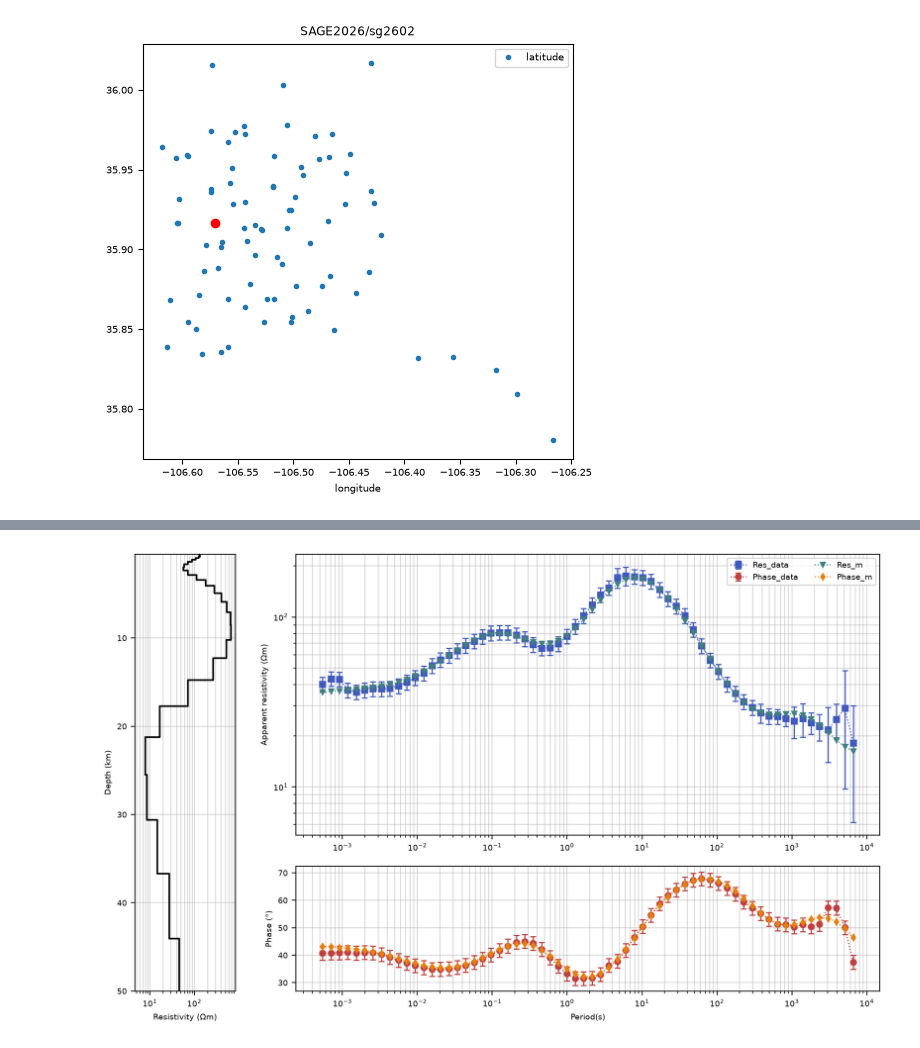
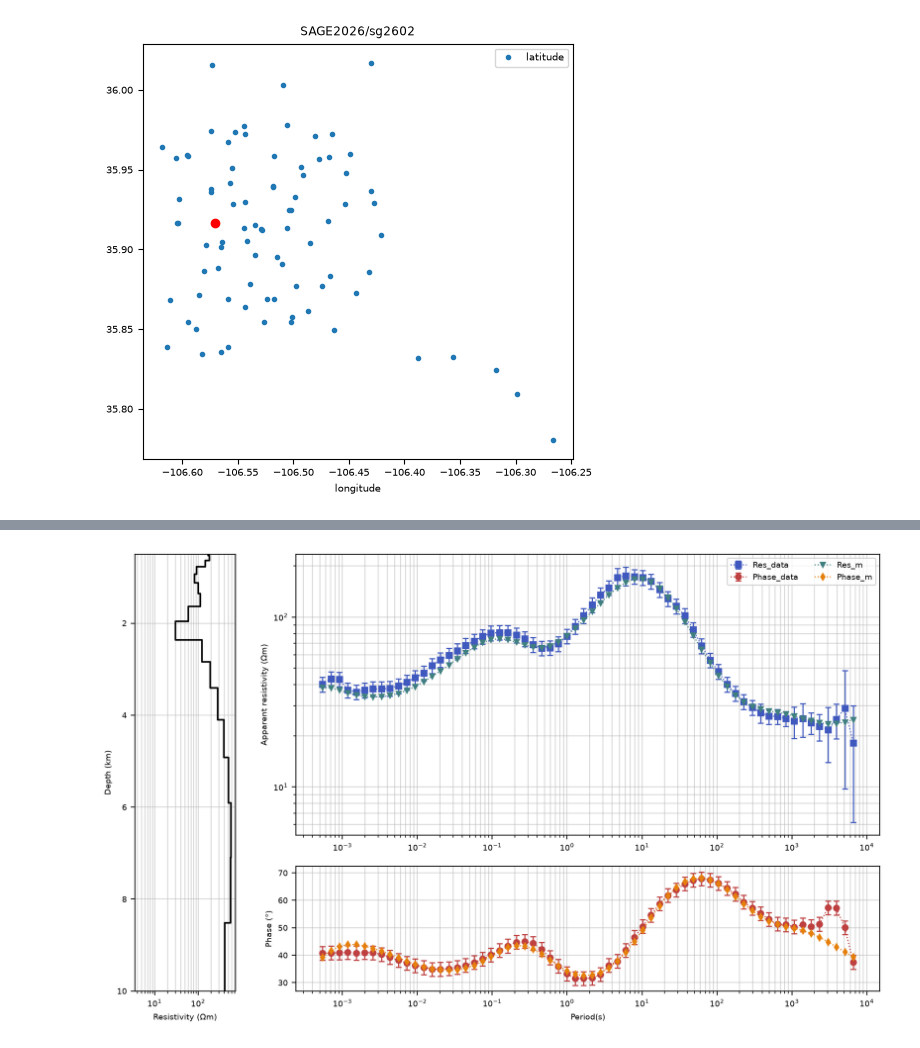
Before and after one commit to SAGE-Geophysical-Field-Camp/SAGE-Geophysical-Field-Camp.github.io, a Jupyter notebook: notebooks/mt/12_simpeg_1d_from_mtpy_inversion.ipynb, the cells around one changed output, grey strips where cells are left out. Saved outputs shown, nothing was run; the diff lists cells and outputs as text; code cells hidden in the pictures.

```diff
--- a/notebooks/mt/12_simpeg_1d_from_mtpy_inversion.ipynb
+++ b/notebooks/mt/12_simpeg_1d_from_mtpy_inversion.ipynb
@@ -94,5 +95,5 @@ irls_threshold 5.3629867705858105
 # %%
-inv_obj = tf.to_simpeg_1d(mode="det", **{"p_s": 0, "p_z": 0, "use_irls": True, "alpha_s": 1e-10})
+inv_obj = tf.to_simpeg_1d(mode="det", **{"p_s": 0, "p_z": 0, "use_irls": True, "alpha_s": 1e-2})
 # %% [output]
 INFO:
 simpeg.InvProblem is setting bfgsH0 to the inverse of the reg.deriv2.
@@ -119,4 +120,4 @@ irls_threshold 5.2988986408015295
 # %%
-model_plot = inv_obj.plot_response(9, **{"y_limits": (50, 0.5), "y_scale": "linear"})
+model_plot = inv_obj.plot_response(8, **{"y_limits": (10, 0.5), "y_scale": "linear"})
 # %% [output]
-[figure, old version]
+[figure, new version]
```
Also changed, not shown: parts of 4 cells of this notebook.
